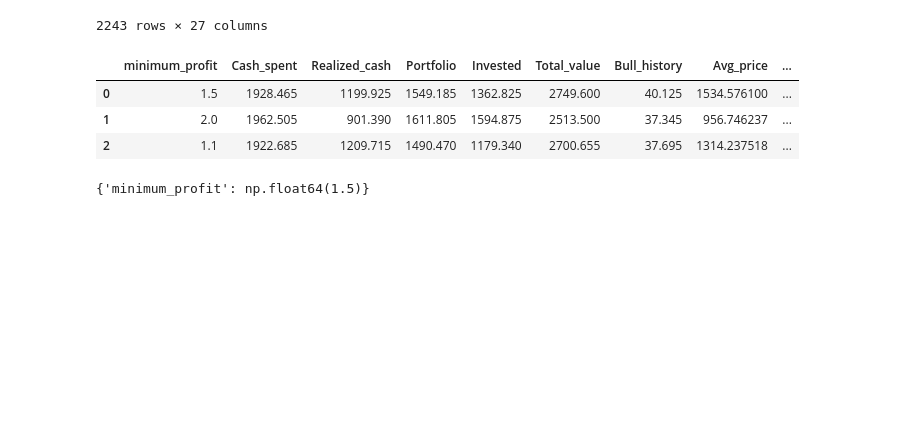
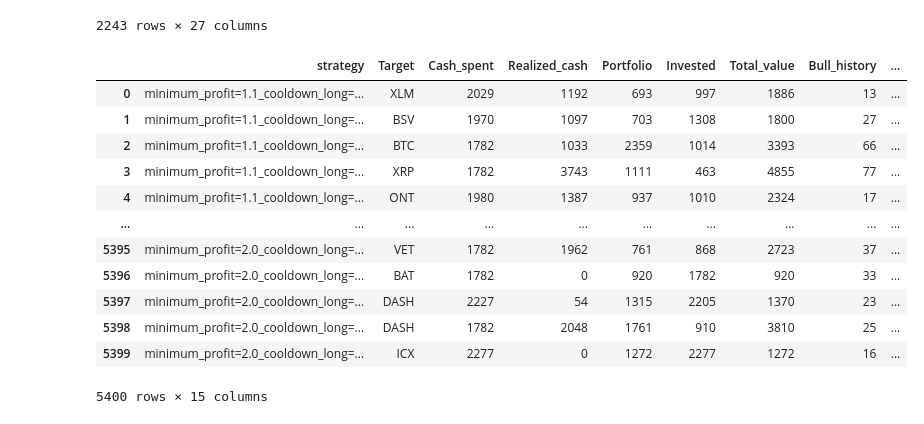
Before and after one commit to Familenko/DCA, a Jupyter notebook: search.ipynb, the cells around one changed output. Saved outputs shown, nothing was run; the diff lists cells and outputs as text; code cells hidden in the pictures; blank space fills up the shorter version.

Commit message:
search and optimise

```diff
--- a/search.ipynb
+++ b/search.ipynb
@@ -6,6 +8,6 @@ from ploter import ploter
 # %%
 SEARCH_SPACE = {
     "minimum_profit": [1.1, 1.5, 2.0],
-    # "cooldown_long": [30, 60, 90],
-    # "cooldown_short": [7, 14, 30],
+    "cooldown_long": [30, 60, 90],
+    "cooldown_short": [7, 14, 30],
 }
@@ -28,22 +37,26 @@ df_prices
 | 2026-04-04 | 67290.515625 | 2065.351562 | 1.315574 | 0.999844 | 441.318512 | 53.574547 | 0.079125 | 593.283691 | 16.672222 | 0.161927 | ... | ... |
 2243 rows × 27 columns
 # %%
-results, best = grid_search(
+history = grid_search(
     prices=df_prices,
     param_grid=SEARCH_SPACE,
-    metric="RoAC",
     n_boot=20,
     sample_size=10,
     sequence_length=365 * 4,
     )
 # %%
-results
+history
 # %% [output]
-|  | minimum_profit | Cash_spent | Realized_cash | Portfolio | Invested | Total_value | Bull_history | Avg_price | ... |
-| 0 | 1.5 | 1928.465 | 1199.925 | 1549.185 | 1362.825 | 2749.600 | 40.125 | 1534.576100 | ... |
-| 1 | 2.0 | 1962.505 | 901.390 | 1611.805 | 1594.875 | 2513.500 | 37.345 | 956.746237 | ... |
-| 2 | 1.1 | 1922.685 | 1209.715 | 1490.470 | 1179.340 | 2700.655 | 37.695 | 1314.237518 | ... |
+|  | strategy | Target | Cash_spent | Realized_cash | Portfolio | Invested | Total_value | Bull_history | ... |
+| 0 | minimum_profit=1.1_cooldown_long=... | XLM | 2029 | 1192 | 693 | 997 | 1886 | 13 | ... |
+| 1 | minimum_profit=1.1_cooldown_long=... | BSV | 1970 | 1097 | 703 | 1308 | 1800 | 27 | ... |
+| 2 | minimum_profit=1.1_cooldown_long=... | BTC | 1782 | 1033 | 2359 | 1014 | 3393 | 66 | ... |
+| 3 | minimum_profit=1.1_cooldown_long=... | XRP | 1782 | 3743 | 1111 | 463 | 4855 | 77 | ... |
+| 4 | minimum_profit=1.1_cooldown_long=... | ONT | 1980 | 1387 | 937 | 1010 | 2324 | 17 | ... |
+| ... | ... | ... | ... | ... | ... | ... | ... | ... | ... |
+| 5395 | minimum_profit=2.0_cooldown_long=... | VET | 1782 | 1962 | 761 | 868 | 2723 | 37 | ... |
+| 5396 | minimum_profit=2.0_cooldown_long=... | BAT | 1782 | 0 | 920 | 1782 | 920 | 33 | ... |
+| 5397 | minimum_profit=2.0_cooldown_long=... | DASH | 2227 | 54 | 1315 | 2205 | 1370 | 23 | ... |
+| 5398 | minimum_profit=2.0_cooldown_long=... | DASH | 1782 | 2048 | 1761 | 910 | 3810 | 25 | ... |
+| 5399 | minimum_profit=2.0_cooldown_long=... | ICX | 2277 | 0 | 1272 | 2277 | 1272 | 16 | ... |
+5400 rows × 15 columns
-# %%
-best
-# %% [output]
-{'minimum_profit': np.float64(1.5)}
```
Also changed, not shown: parts of 5 cells of this notebook, 1 other file.
